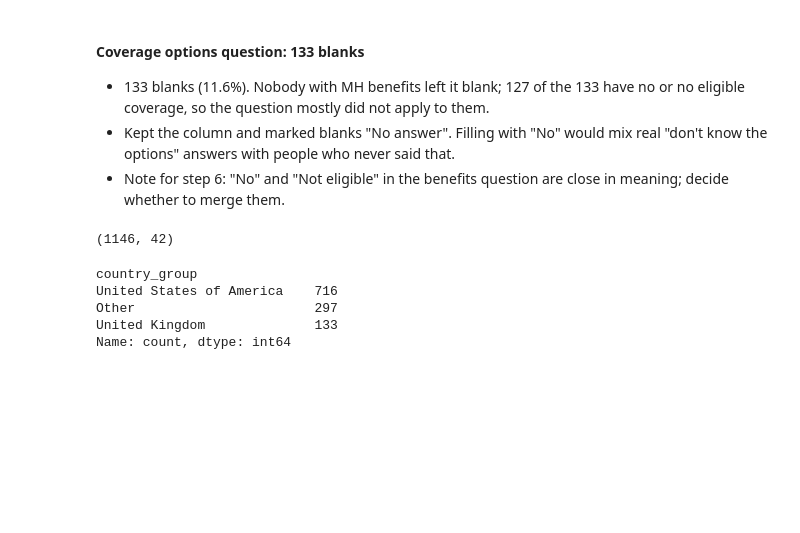
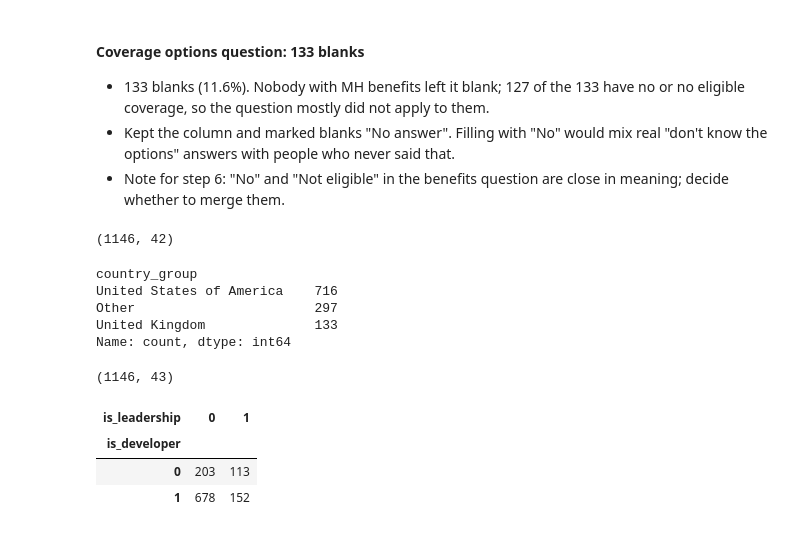
Before and after one commit to fluyid/osmi-mental-health-in-tech, a Jupyter notebook: osmi-clustering/notebooks/01_clustering.ipynb, the cells around one changed output. Drawn from its saved outputs; the diff is of its cells as text; code cells hidden in the pictures; blank space fills up the shorter version.

Commit message:
Replace work position with developer and leadership flags
Respondents could tick several roles (180 combinations, 465 people with more than one). Split into two 0/1 flags so overlapping roles stay similar: is_developer (back-end, front-end, DevOps; 830) and is_leadership (team lead, executive; 265). Small roles (sales 11, HR 10) are too few to form their own flag.

```diff
--- a/osmi-clustering/notebooks/01_clustering.ipynb
+++ b/osmi-clustering/notebooks/01_clustering.ipynb
@@ -583,3 +583,22 @@ United States of America    716
 Other                       297
 United Kingdom              133
 Name: count, dtype: int64
+# %%
+position_col = "Which of the following best describes your work position?"
+position = features[position_col]
+
+dev_roles = ["Back-end Developer", "Front-end Developer", "DevOps/SysAdmin"]
+lead_roles = ["Supervisor/Team Lead", "Executive Leadership"]
+
+features["is_developer"] = position.str.contains("|".join(dev_roles)).astype(int)
+features["is_leadership"] = position.str.contains("|".join(lead_roles)).astype(int)
+
+features = features.drop(columns=[position_col])
+print(features.shape)
+pd.crosstab(features["is_developer"], features["is_leadership"])
+# %% [output]
+(1146, 43)
+| is_leadership | 0 | 1 |
+| is_developer |  |  |
+| 0 | 203 | 113 |
+| 1 | 678 | 152 |
```
